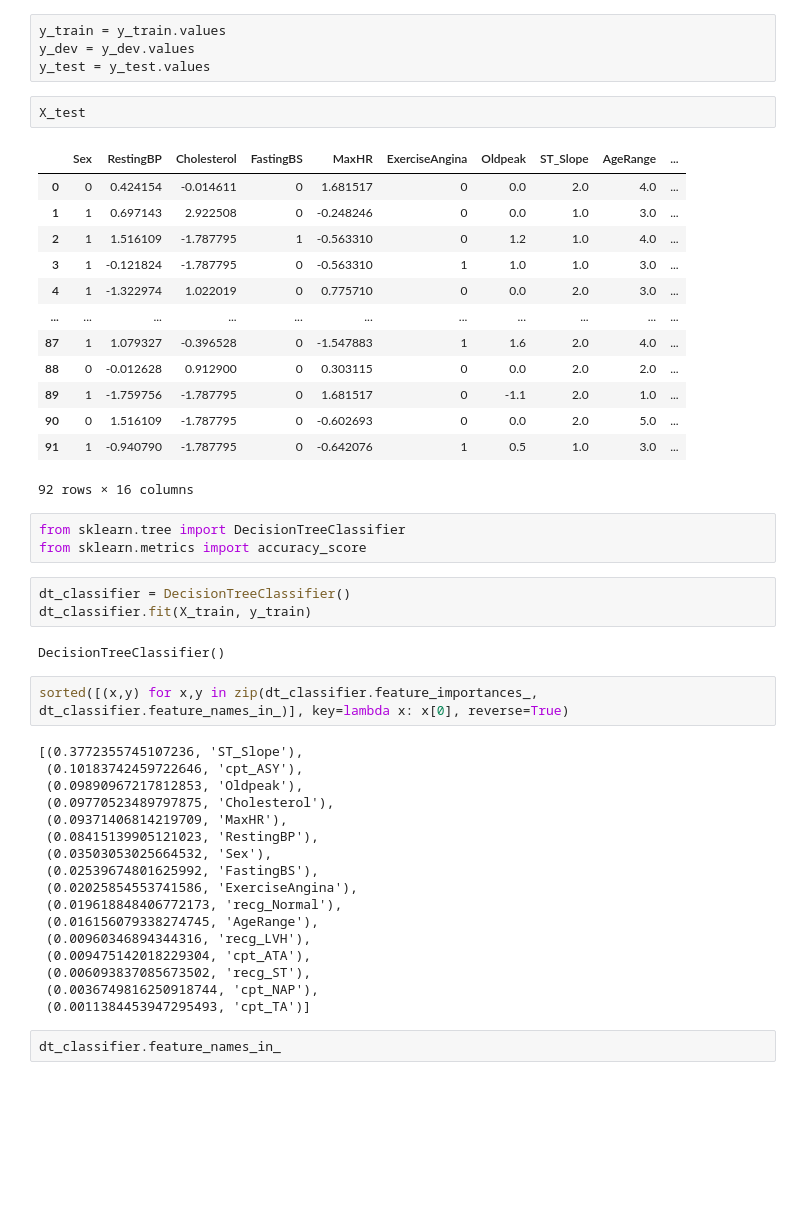
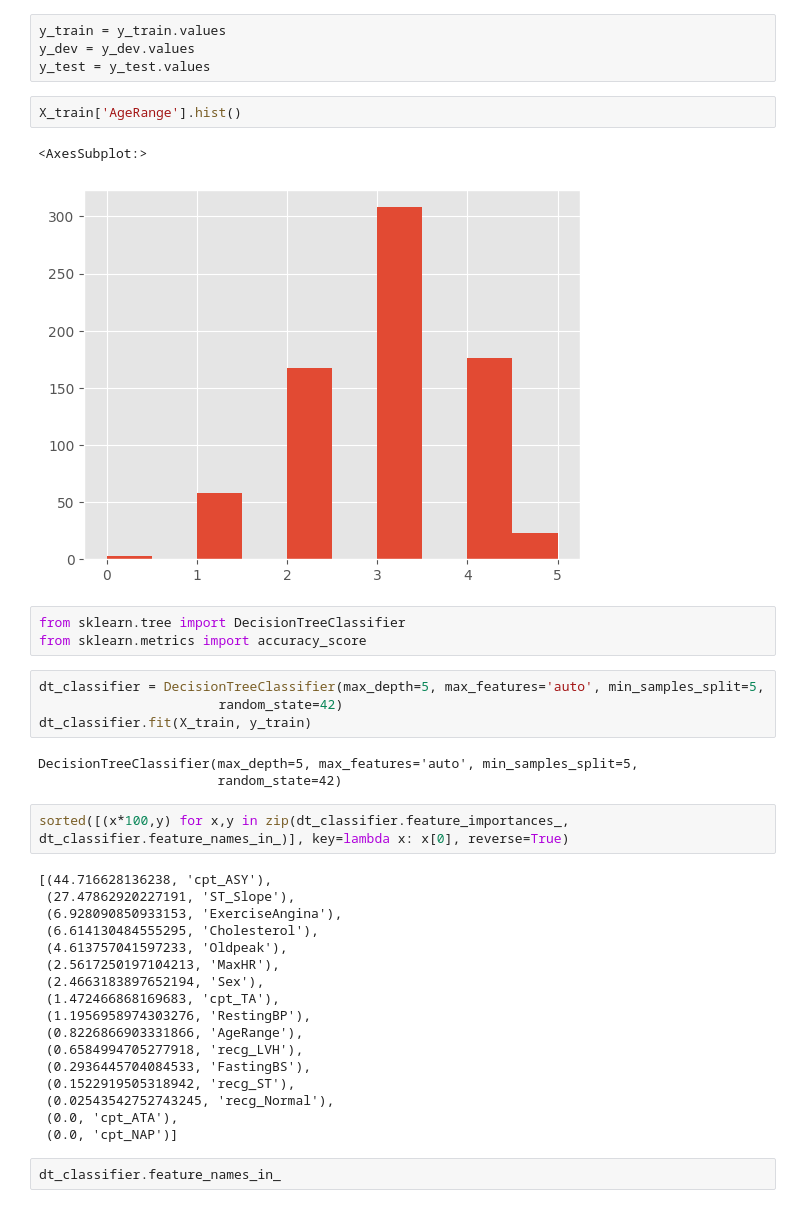
Before and after one commit to alditus/machine_learning_projects, a Jupyter notebook: heart_disease_dataset/heart_disease_data_cleaning.ipynb, the cells around one changed output. Saved outputs shown, nothing was run; the diff lists cells and outputs as text; blank space fills up the shorter version.

```diff
--- a/heart_disease_dataset/heart_disease_data_cleaning.ipynb
+++ b/heart_disease_dataset/heart_disease_data_cleaning.ipynb
@@ -577,49 +578,40 @@ X_test = preprocess_set(X_test_df)
 y_train = y_train.values
 y_dev = y_dev.values
 y_test = y_test.values
-# %%
-X_test
-# %% [output]
-|  | Sex | RestingBP | Cholesterol | FastingBS | MaxHR | ExerciseAngina | Oldpeak | ST_Slope | AgeRange | ... |
-| 0 | 0 | 0.424154 | -0.014611 | 0 | 1.681517 | 0 | 0.0 | 2.0 | 4.0 | ... |
-| 1 | 1 | 0.697143 | 2.922508 | 0 | -0.248246 | 0 | 0.0 | 1.0 | 3.0 | ... |
-| 2 | 1 | 1.516109 | -1.787795 | 1 | -0.563310 | 0 | 1.2 | 1.0 | 4.0 | ... |
-| 3 | 1 | -0.121824 | -1.787795 | 0 | -0.563310 | 1 | 1.0 | 1.0 | 3.0 | ... |
-| 4 | 1 | -1.322974 | 1.022019 | 0 | 0.775710 | 0 | 0.0 | 2.0 | 3.0 | ... |
-| ... | ... | ... | ... | ... | ... | ... | ... | ... | ... | ... |
-| 87 | 1 | 1.079327 | -0.396528 | 0 | -1.547883 | 1 | 1.6 | 2.0 | 4.0 | ... |
-| 88 | 0 | -0.012628 | 0.912900 | 0 | 0.303115 | 0 | 0.0 | 2.0 | 2.0 | ... |
-| 89 | 1 | -1.759756 | -1.787795 | 0 | 1.681517 | 0 | -1.1 | 2.0 | 1.0 | ... |
-| 90 | 0 | 1.516109 | -1.787795 | 0 | -0.602693 | 0 | 0.0 | 2.0 | 5.0 | ... |
-| 91 | 1 | -0.940790 | -1.787795 | 0 | -0.642076 | 1 | 0.5 | 1.0 | 3.0 | ... |
-92 rows × 16 columns
+# %%
+X_train['AgeRange'].hist()
+# %% [output]
+<AxesSubplot:>
+[figure, added]
 # %%
 from sklearn.tree import DecisionTreeClassifier
 from sklearn.metrics import accuracy_score
 # %%
-dt_classifier = DecisionTreeClassifier()
+dt_classifier = DecisionTreeClassifier(max_depth=5, max_features='auto', min_samples_split=5,
+                       random_state=42)
 dt_classifier.fit(X_train, y_train)
 # %% [output]
-DecisionTreeClassifier()
+DecisionTreeClassifier(max_depth=5, max_features='auto', min_samples_split=5,
+                       random_state=42)
 # %%
-sorted([(x,y) for x,y in zip(dt_classifier.feature_importances_, dt_classifier.feature_names_in_)], key=lambda x: x[0], reverse=True)
+sorted([(x*100,y) for x,y in zip(dt_classifier.feature_importances_, dt_classifier.feature_names_in_)], key=lambda x: x[0], reverse=True)
 # %% [output]
-[(0.3772355745107236, 'ST_Slope'),
- (0.10183742459722646, 'cpt_ASY'),
- (0.09890967217812853, 'Oldpeak'),
- (0.09770523489797875, 'Cholesterol'),
- (0.09371406814219709, 'MaxHR'),
- (0.08415139905121023, 'RestingBP'),
- (0.03503053025664532, 'Sex'),
- (0.02539674801625992, 'FastingBS'),
- (0.02025854553741586, 'ExerciseAngina'),
- (0.019618848406772173, 'recg_Normal'),
- (0.016156079338274745, 'AgeRange'),
- (0.00960346894344316, 'recg_LVH'),
- (0.009475142018229304, 'cpt_ATA'),
- (0.006093837085673502, 'recg_ST'),
- (0.0036749816250918744, 'cpt_NAP'),
- (0.0011384453947295493, 'cpt_TA')]
+[(44.716628136238, 'cpt_ASY'),
+ (27.47862920227191, 'ST_Slope'),
+ (6.928090850933153, 'ExerciseAngina'),
+ (6.614130484555295, 'Cholesterol'),
+ (4.613757041597233, 'Oldpeak'),
+ (2.5617250197104213, 'MaxHR'),
+ (2.4663183897652194, 'Sex'),
+ (1.472466868169683, 'cpt_TA'),
+ (1.1956958974303276, 'RestingBP'),
+ (0.8226866903331866, 'AgeRange'),
+ (0.6584994705277918, 'recg_LVH'),
+ (0.2936445704084533, 'FastingBS'),
+ (0.1522919505318942, 'recg_ST'),
+ (0.02543542752743245, 'recg_Normal'),
+ (0.0, 'cpt_ATA'),
+ (0.0, 'cpt_NAP')]
 # %%
 dt_classifier.feature_names_in_
 # %% [output]
```
Also changed, not shown: parts of 18 cells of this notebook.
